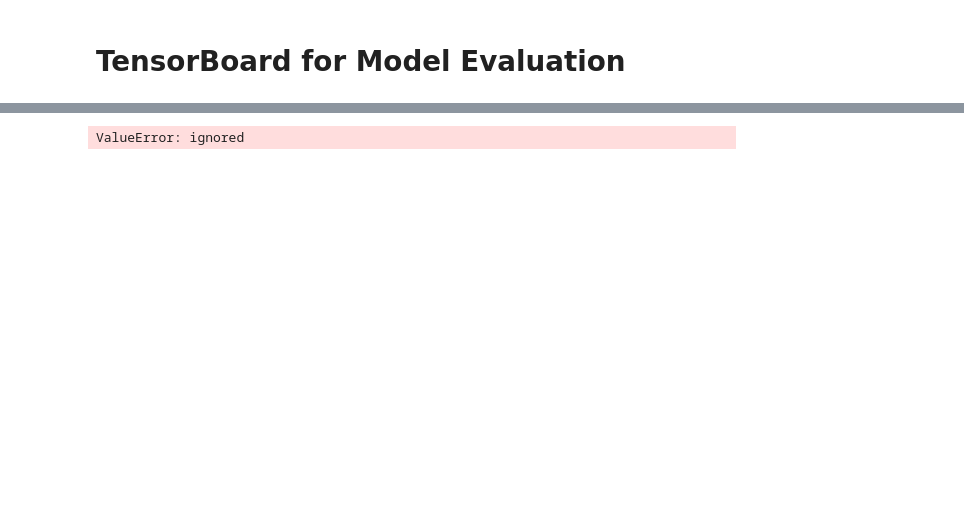
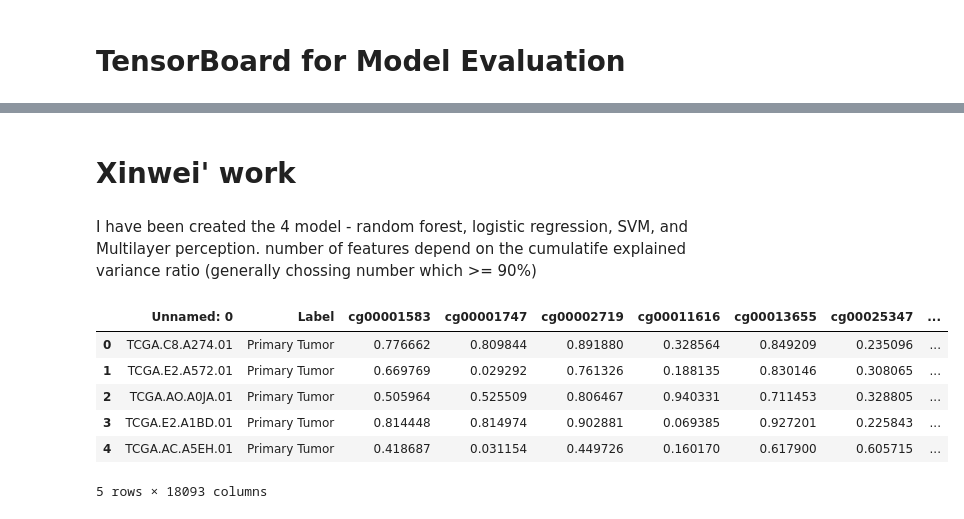
Before and after one commit to blid11/Group9, a Jupyter notebook: G9_PartC.ipynb, the cells around one changed output, grey strips where cells are left out. Cells and saved outputs as stored; diff of their text form; code cells hidden in the pictures; blank space fills up the shorter version.

```diff
--- a/G9_PartC.ipynb
+++ b/G9_PartC.ipynb
@@ -410,16 +259,0 @@ exp_CNN_model.fit(X_train, y_train, batch_size=32, epochs=10)
-# %%
-# convert integers to dummy variables (i.e. one hot encoded)
-dummy_y = np_utils.to_categorical(encoded_Y)
-X_train, X_test, y_train, y_test = train_test_split(exp_pc_data, bool_tum_expr, test_size=0.33, random_state=42)
-# create model
-
-model = Sequential()
-model.add(Dense(2,  activation='sigmoid', input_shape=(3,),  name="bottleneck"))
-model.add(Dense(3,  activation='softmax'))
-
-#model.compile(loss='categorical_crossentropy', optimizer='adam', metrics=['accuracy'])
-model.compile(loss='binary_crossentropy', optimizer='adam', metrics=['accuracy'])
-
-model.fit(X_train, y_train, epochs = 150, batch_size = 4)
-# %% [output]
-ValueError: ignored
@@ -428,0 +260,5 @@ print("\n%s: %.2f%%" % (model.metrics_names[1], scores[1]*100))
+# %% [markdown]
+# Xinwei' work
+# %% [markdown]
+I have been created the 4 model - random forest, logistic regression, SVM, and Multilayer perception.
+number of features depend on the cumulatife explained variance ratio (generally chossing number which >= 90%)
@@ -428,0 +283,17 @@ print("\n%s: %.2f%%" % (model.metrics_names[1], scores[1]*100))
+# %%
+import pandas as pd
+dna = pd.read_csv("/mystery_dna-meth.csv") # data1
+gene = pd.read_csv("/mystery_gene-expr.csv") #data2
+#dna = pd.read_csv("G9_liver_dna-meth.csv") # G9-data1
+#gene = pd.read_csv("G9_liver_gene-expr.csv") # G9-data2
+
+# this is mystery data, if you want to run G9 data just change the road
+dna.head()
+# %% [output]
+|  | Unnamed: 0 | Label | cg00001583 | cg00001747 | cg00002719 | cg00011616 | cg00013655 | cg00025347 | ... |
+| 0 | TCGA.C8.A274.01 | Primary Tumor | 0.776662 | 0.809844 | 0.891880 | 0.328564 | 0.849209 | 0.235096 | ... |
+| 1 | TCGA.E2.A572.01 | Primary Tumor | 0.669769 | 0.029292 | 0.761326 | 0.188135 | 0.830146 | 0.308065 | ... |
+| 2 | TCGA.AO.A0JA.01 | Primary Tumor | 0.505964 | 0.525509 | 0.806467 | 0.940331 | 0.711453 | 0.328805 | ... |
+| 3 | TCGA.E2.A1BD.01 | Primary Tumor | 0.814448 | 0.814974 | 0.902881 | 0.069385 | 0.927201 | 0.225843 | ... |
+| 4 | TCGA.AC.A5EH.01 | Primary Tumor | 0.418687 | 0.031154 | 0.449726 | 0.160170 | 0.617900 | 0.605715 | ... |
+5 rows × 18093 columns
```
Also changed, not shown: parts of 45 cells of this notebook.
